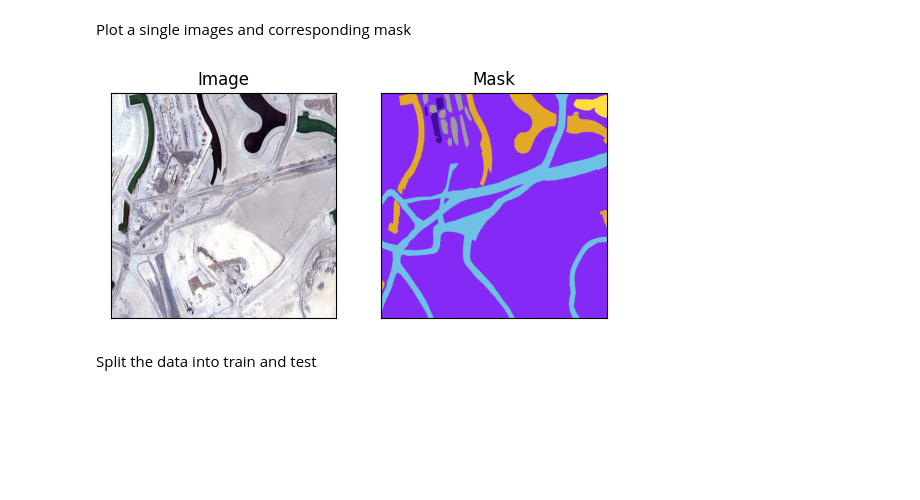
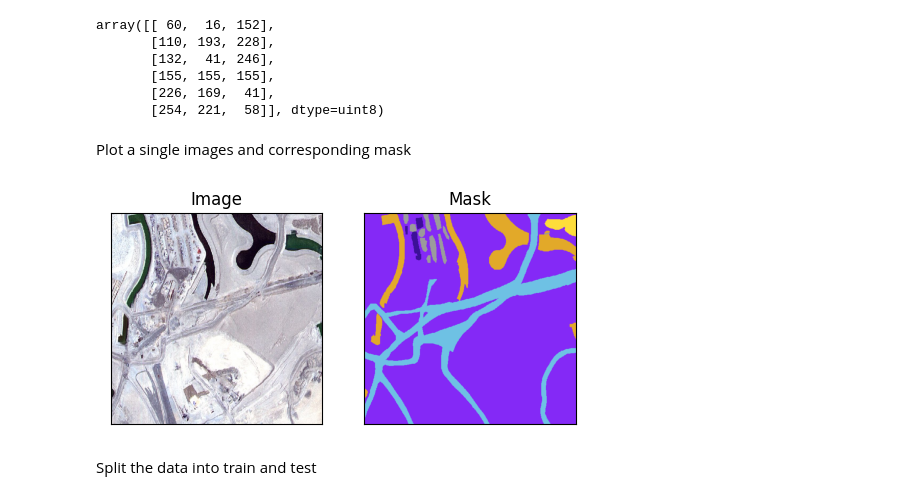
Before and after one commit to Xalt8/Semantic-Segmentation-, a Jupyter notebook: unet.ipynb, the cells around one changed output. Cells and saved outputs as stored; diff of their text form; code cells hidden in the pictures; blank space fills up the shorter version.

```diff
--- a/unet.ipynb
+++ b/unet.ipynb
@@ -12,20 +15,20 @@ Image_patches2: https://stackoverflow.com/questions/5953373/how-to-split-image-i
-# %%
-def create_arrays_from_pic_path(path:str)-> np.ndarray:
-    ''' Takes a directory path and returns an array of images/masks
-        ===========================================================
-        Reads the image from path, converts it to RGB, resizes it 500x500
-    '''
-    images = []
-    for image in path:
-        im = cv2.imread(image, 1)
-        im = cv2.cvtColor(im, cv2.COLOR_BGR2RGB)
-        im = cv2.resize(im, (500,500))
-        images.append(im)
-    return np.array(images)
 # %%
 # Directory location where the dataset is stored
 images_path = glob.glob('./Semantic segmentation dataset/**/images/*')
 masks_path = glob.glob('./Semantic segmentation dataset/**/masks/*')
+# %%
+def create_arrays_from_pic_path(path:str)-> np.ndarray:
+    ''' Takes a directory path and returns an array of images/masks
+        ===========================================================
+        Reads the image from path, converts it to RGB, resizes it 500x500
+    '''
+    images = []
+    for image in path:
+        im = cv2.imread(image, 1)
+        im = cv2.cvtColor(im, cv2.COLOR_BGR2RGB)
+        im = cv2.resize(im, (500,500), interpolation = cv2.INTER_NEAREST)
+        images.append(im)
+    return np.array(images)
 # %%
 images_array = create_arrays_from_pic_path(path=images_path)
 masks_array = create_arrays_from_pic_path(path=masks_path)
@@ -32,20 +78,32 @@ masks_array = create_arrays_from_pic_path(path=masks_path)
+# %%
+# Replace all [0,0,0] with Unlabeled [155, 155, 155]
+masks_array[np.all(masks_array == (0, 0, 0), axis=-1)] = [155, 155, 155]
+# %%
+unique_vals = np.unique(masks_array.reshape(-1, masks_array.shape[3]), axis=0)
+unique_vals
+# %% [output]
+array([[ 60,  16, 152],
+       [110, 193, 228],
+       [132,  41, 246],
+       [155, 155, 155],
+       [226, 169,  41],
+       [254, 221,  58]], dtype=uint8)
 # %% [markdown]
 Plot a single images and corresponding mask
 # %%
-fig, (ax1, ax2) = plt.subplots(1, 2)
-# rand_index = np.random.randint(low=0, high=images_array.shape[0])
+fig, (ax1, ax2) = plt.subplots(1, 2, figsize=(6,8))
 rand_index = 0
 ax1.imshow(images_array[rand_index])
 ax1.set_title("Image")
 ax1.axes.xaxis.set_visible(False)
 ax1.axes.yaxis.set_visible(False)
 ax2.imshow(masks_array[rand_index])
 ax2.set_title("Mask")
 ax2.axes.xaxis.set_visible(False)
 ax2.axes.yaxis.set_visible(False)
 plt.show()
 # %% [output]
-[figure, old version]
+[figure, new version]
 # %% [markdown]
 Split the data into train and test
 # %%
```
Also changed, not shown: parts of 25 cells of this notebook, 1 other file.
